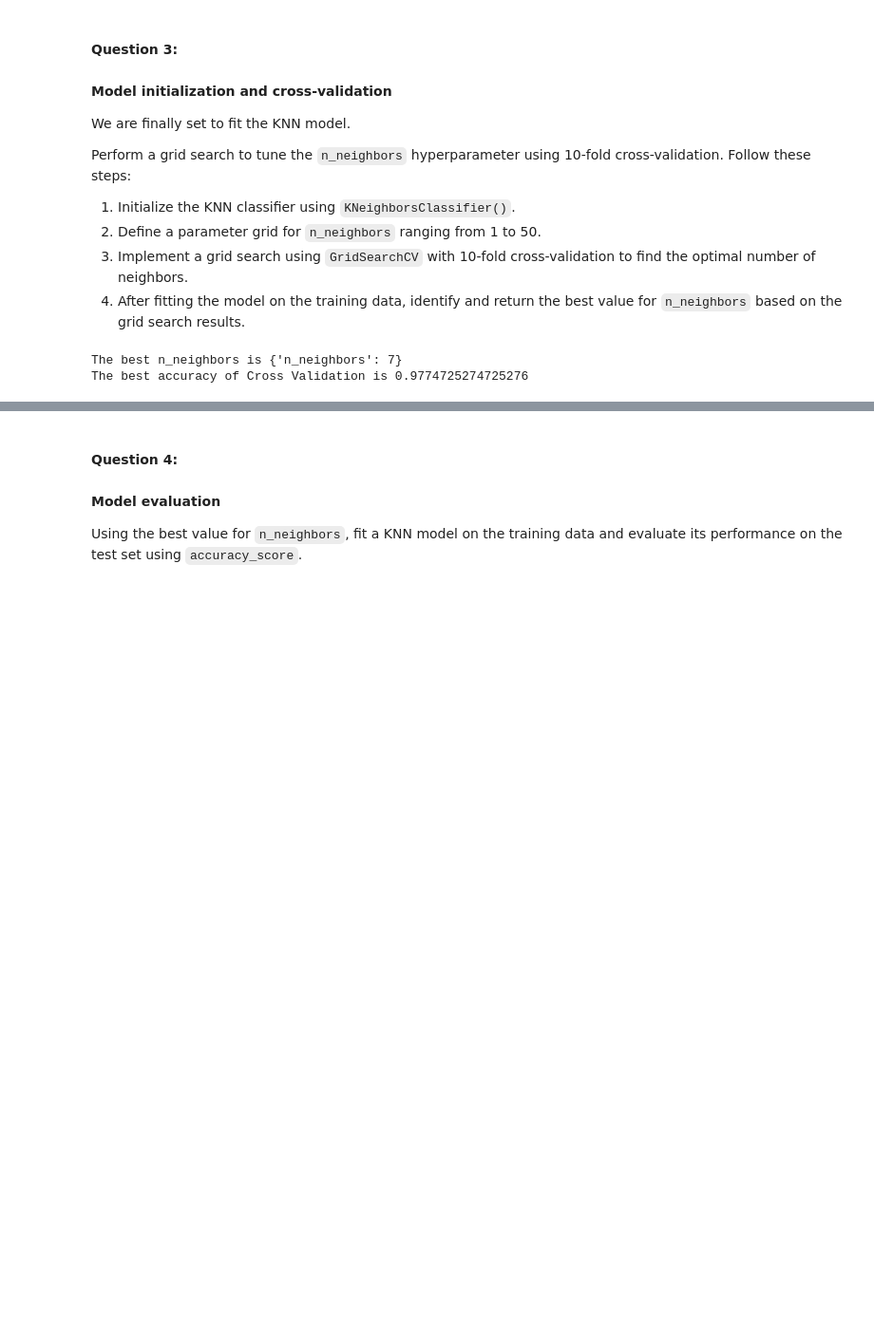
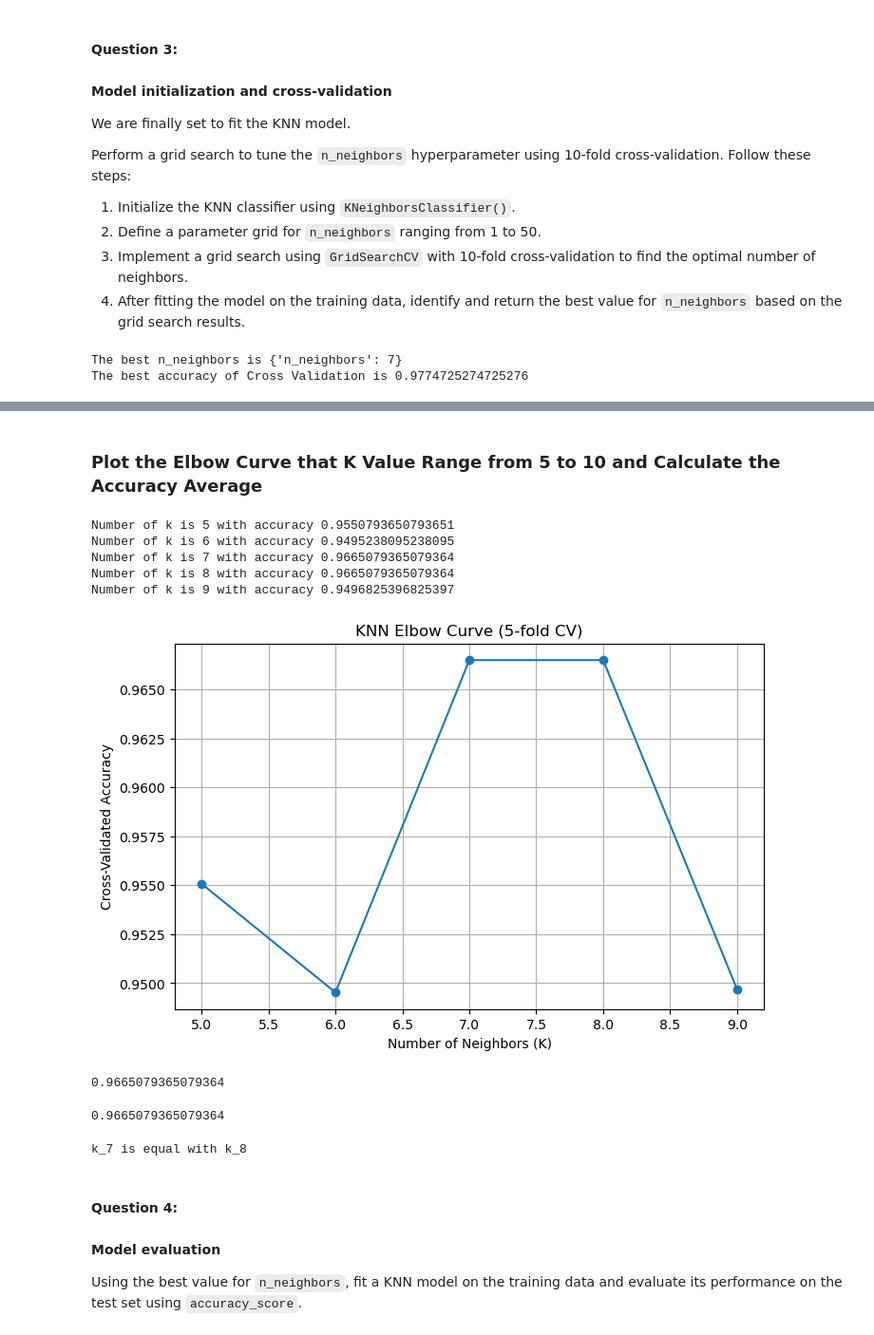
Before and after one commit to imdwipayana/LCR, a Jupyter notebook: 02_activities/assignments/Eka_Assignment_1/Eka_assignment_1.ipynb, the cells around one changed output, grey strips where cells are left out. Shown at 95% size. Saved outputs shown, nothing was run; the diff lists cells and outputs as text; code cells hidden in the pictures; blank space fills up the shorter version.

```diff
--- a/02_activities/assignments/Eka_Assignment_1/Eka_assignment_1.ipynb
+++ b/02_activities/assignments/Eka_Assignment_1/Eka_assignment_1.ipynb
@@ -205,3 +247,56 @@ The best accuracy of Cross Validation is 0.9774725274725276
+# %% [markdown]
+### Plot the Elbow Curve that K Value Range from 5 to 10 and Calculate the Accuracy Average
+# %%
+from sklearn.model_selection import cross_val_score
+# Range of K values
+k_values = range(5, 10)
+cv_scores = []
+
+# Perform 5-fold cross-validation for each K
+for k in k_values:
+    knn = KNeighborsClassifier(n_neighbors=k)
+    scores = cross_val_score(knn, predictors_standardized, wine_df["class"], cv=5, scoring="accuracy")
+    cv_scores.append(np.mean(scores))
+    print("Number of k is", k , "with accuracy", np.mean(scores))
+    if k == 7:
+        k_7 = np.mean(scores)
+    if k == 8:
+        k_8 = np.mean(scores)
+
+# Plot elbow curve
+plt.figure(figsize=(8, 5))
+plt.plot(k_values, cv_scores, marker="o")
+plt.xlabel("Number of Neighbors (K)")
+plt.ylabel("Cross-Validated Accuracy")
+plt.title("KNN Elbow Curve (5-fold CV)")
+plt.grid(True)
+plt.show()
+# %% [output]
+Number of k is 5 with accuracy 0.9550793650793651
+Number of k is 6 with accuracy 0.9495238095238095
+Number of k is 7 with accuracy 0.9665079365079364
+Number of k is 8 with accuracy 0.9665079365079364
+Number of k is 9 with accuracy 0.9496825396825397
+[figure, added]
+# %%
+# The average of accuracy for k = 7 is k_7
+k_7
+# %% [output]
+0.9665079365079364
+# %%
+# The average of accuracy for k=8 is k_8
+k_8
+# %% [output]
+0.9665079365079364
+# %%
+if k_7 > k_8:
+    print("k_7 is bigger than k_8")
+elif k_7 < k_8:
+    print("k_7 is smaller than k_8")
+else:
+    print("k_7 is equal with k_8")
+# %% [output]
+k_7 is equal with k_8
 # %% [markdown]
 #### **Question 4:**
 #### Model evaluation
```
Also changed, not shown: parts of 4 cells of this notebook.
